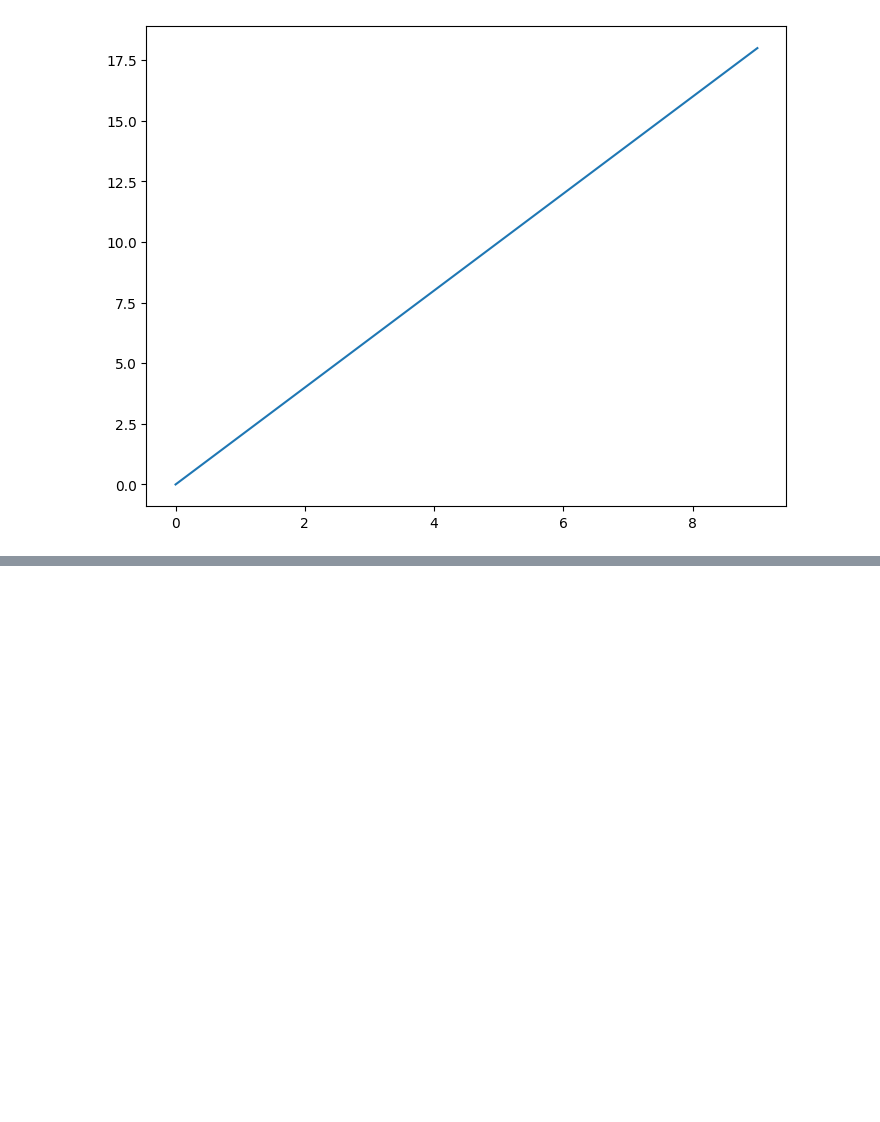
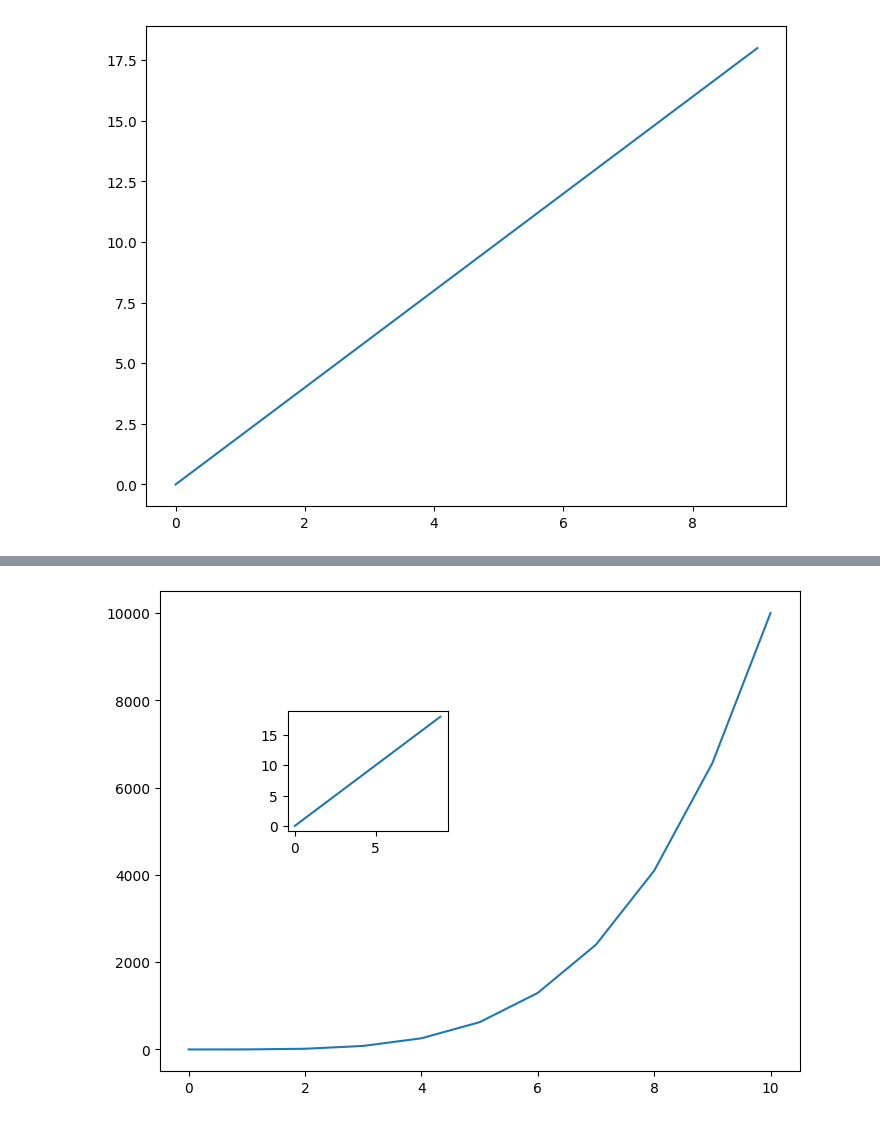
Before and after one commit to che711/DS_ML_course, a Jupyter notebook: lesson4_Matplotlib/lesson2_figure.ipynb, the cells around one changed output, grey strips where cells are left out. Drawn from its saved outputs; the diff is of its cells as text; code cells hidden in the pictures; blank space fills up the shorter version.

```diff
--- a/lesson4_Matplotlib/lesson2_figure.ipynb
+++ b/lesson4_Matplotlib/lesson2_figure.ipynb
@@ -34,0 +45,15 @@ axes.plot(x,y);
+# %%
+fig = plt.figure()
+
+# Набор больших осей
+axes1 = fig.add_axes([0,0,1,1])
+axes1.plot(a,b);
+
+# Маленькие оси
+axes2 = fig.add_axes([0.2,0.5, 0.25,0.25])
+axes2.plot(x,y)
+plt.show()
+
+#plt.show(axes.plot(x,y))
+# %% [output]
+[figure, added]
```
Also changed, not shown: parts of 2 cells of this notebook.
